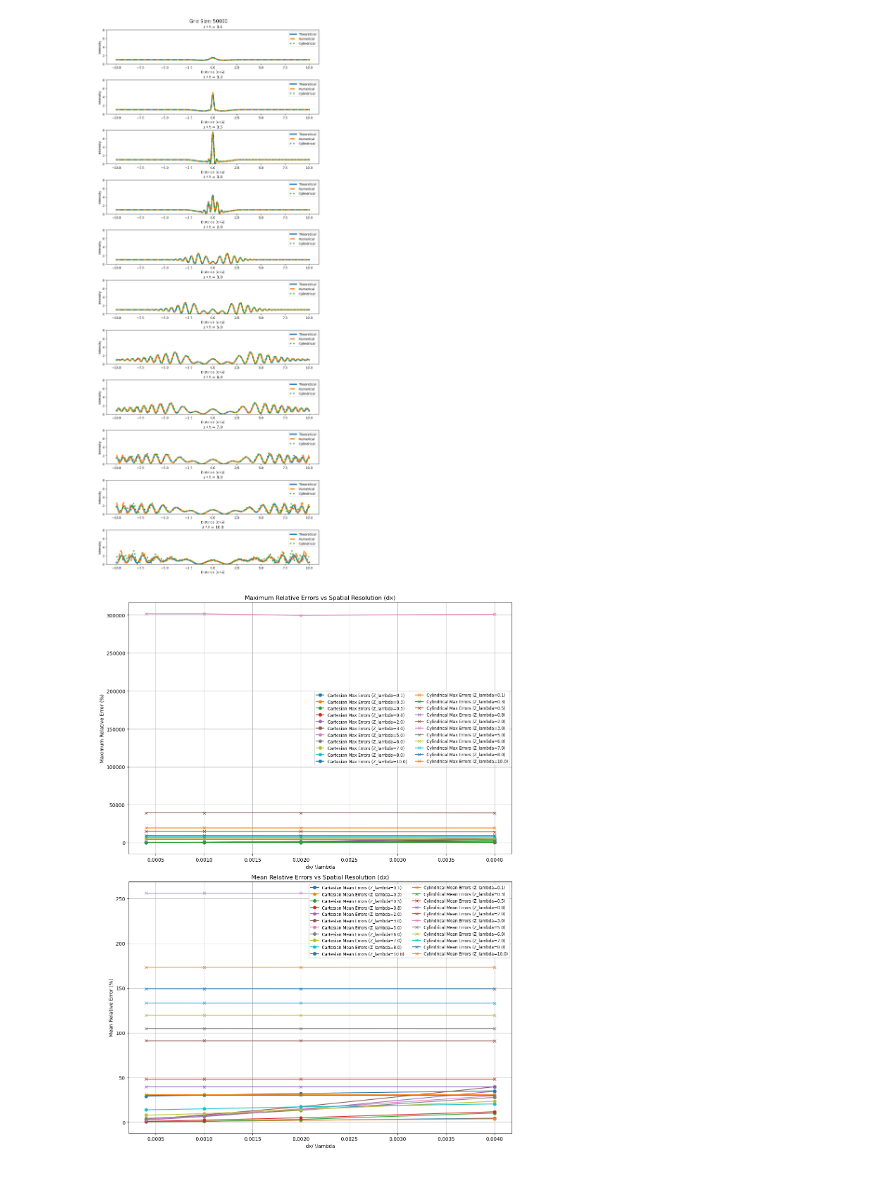
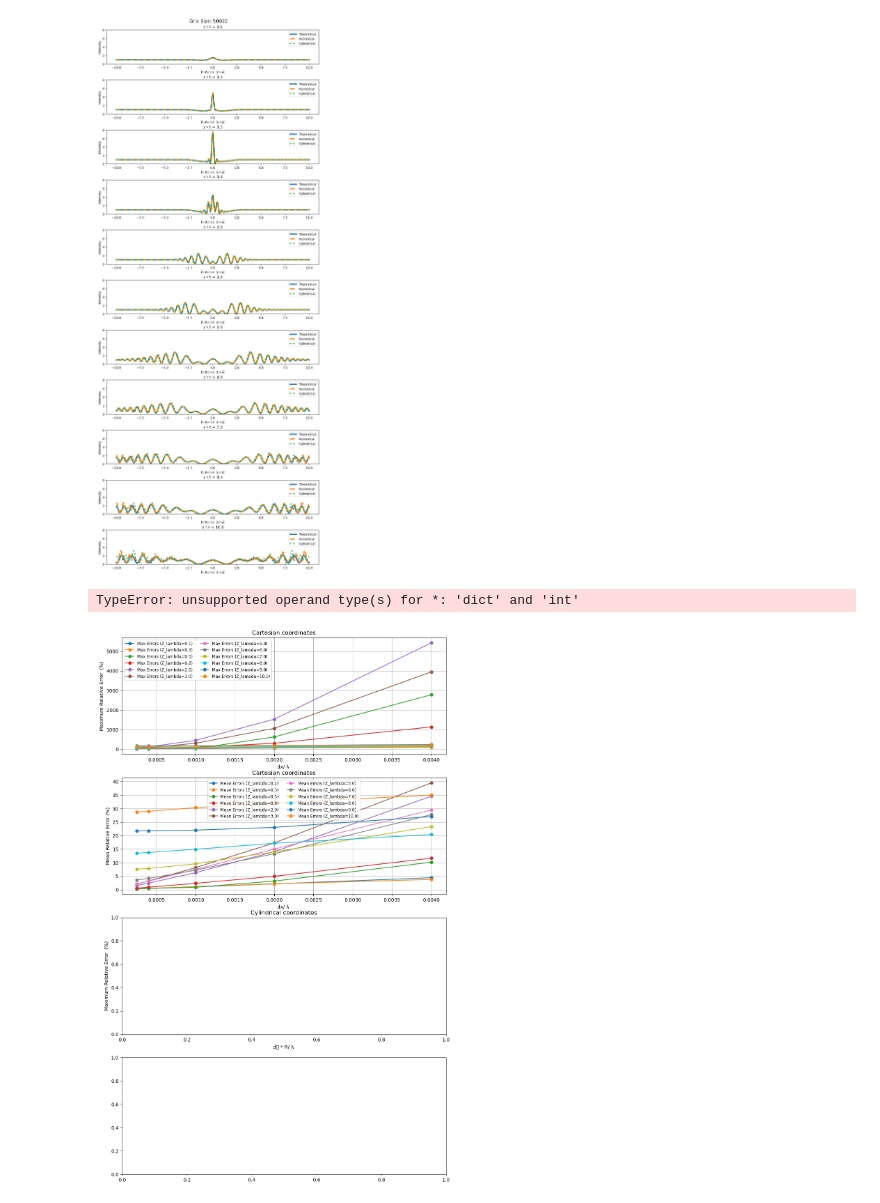
Before and after one commit to Margo-10/master_diploma, a Jupyter notebook: RelativeErrors.ipynb, the cells around one changed output. Cells and saved outputs as stored; diff of their text form; code cells hidden in the pictures.

```diff
--- a/RelativeErrors.ipynb
+++ b/RelativeErrors.ipynb
@@ -329,31 +346,30 @@ results_plot.plot_results()
 # %%
 # Constants
 R = 100  # 100 meters to source (radius of circle)
 Grid_theta = 0.06  # radians
 r = 100
 grid_size = 50000
-dr_lambda = [0.1, 0.3, 0.5, 0.8, 2.0, 3.0, 5.0, 6.0, 7.0, 8.0, 10.0]
+dr_lambda = [0.1, 0.3, 0.5, 0.8, 2.0, 3.0 , 5.0, 6.0, 7.0, 8.0 , 9.0, 10.0]
 freq = 1e9
 wavelength = 3e8 / freq
 phi0 = 10  # phi0 in radians
 r0 = wavelength
 L = 6  # Length of the observation grid
-Z_lambda = [0.1, 0.3, 0.5, 0.8, 2.0, 3.0, 5.0, 6.0, 7.0, 8.0, 10.0]
+Z_lambda = [0.1, 0.3, 0.5, 0.8, 2.0, 3.0, 5.0, 6.0, 7.0, 8.0 , 9.0, 10.0]
 
-# Create initial phase screen and theoretical results
+
 phase_screen_dec = PhaseScreenDec(wavelength, phi0, r0, grid_size, L, Z_lambda)
 e_theoretical = ETheoretical(phase_screen_dec)
 phase_screen_cyl = PhaseScreenCyl(wavelength, phi0, grid_size, R, Grid_theta, r, dr_lambda, r0)
 
-# Create the RelativeErrors instance
+
 relative_errors = RelativeErrors(phase_screen_dec, e_theoretical, phase_screen_cyl)
 
-# Compute and print relative errors
 errors_dec, errors_cyl = relative_errors.compute_relative_errors()
 
 
-# Plot relative errors vs dx
-dx_values =  [ L / 5000, L / 10000, L / 20000, L / 50000]  # Example dx values
+dx_values =  [ L / 5000, L / 10000, L / 20000, L / 50000 , L / 80000]
 relative_errors.plot_relative_errors(dx_values)
 # %% [output]
+TypeError: unsupported operand type(s) for *: 'dict' and 'int'
-[figure, old version]
+[figure, new version]
```
Also changed, not shown: parts of 1 cell of this notebook.
